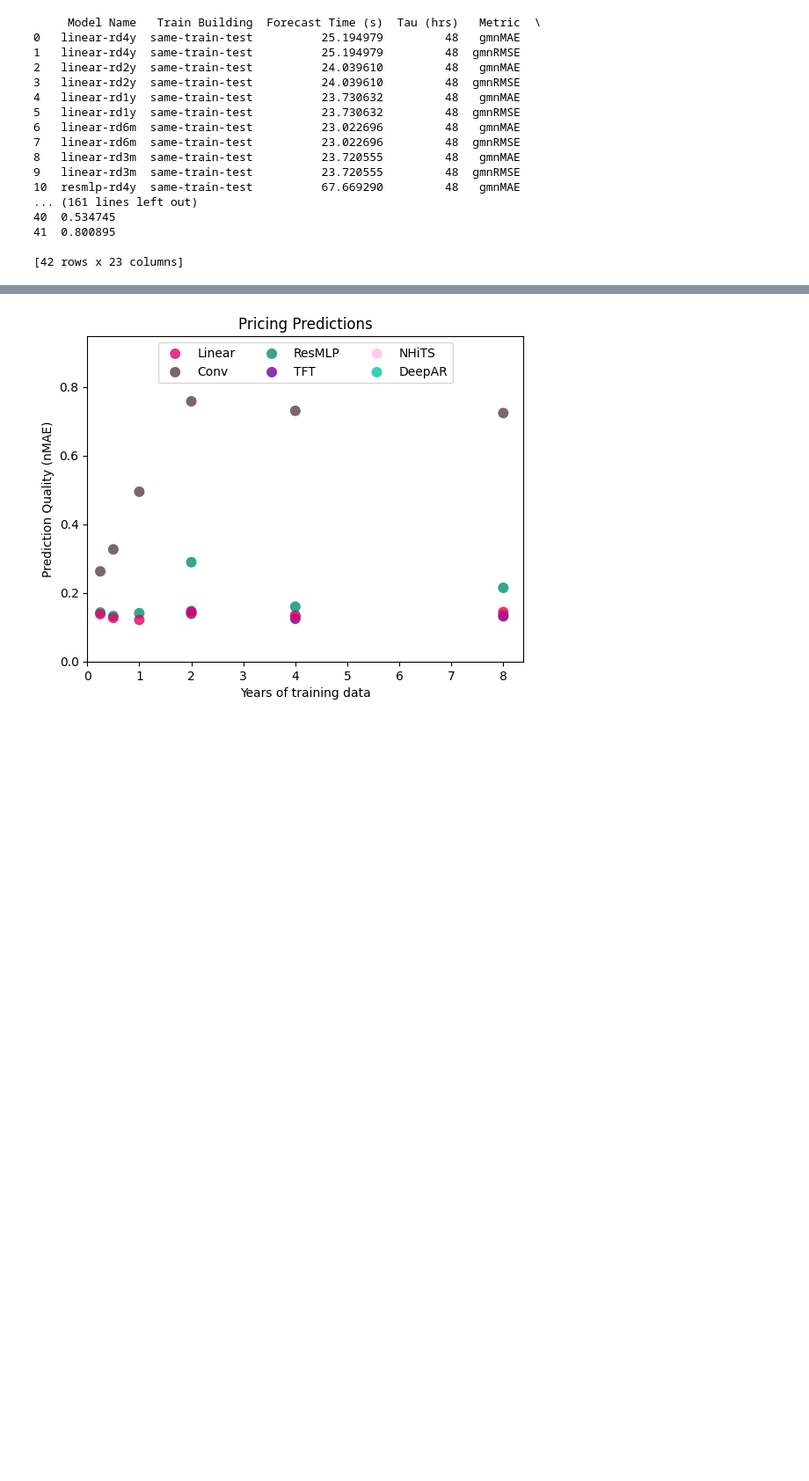
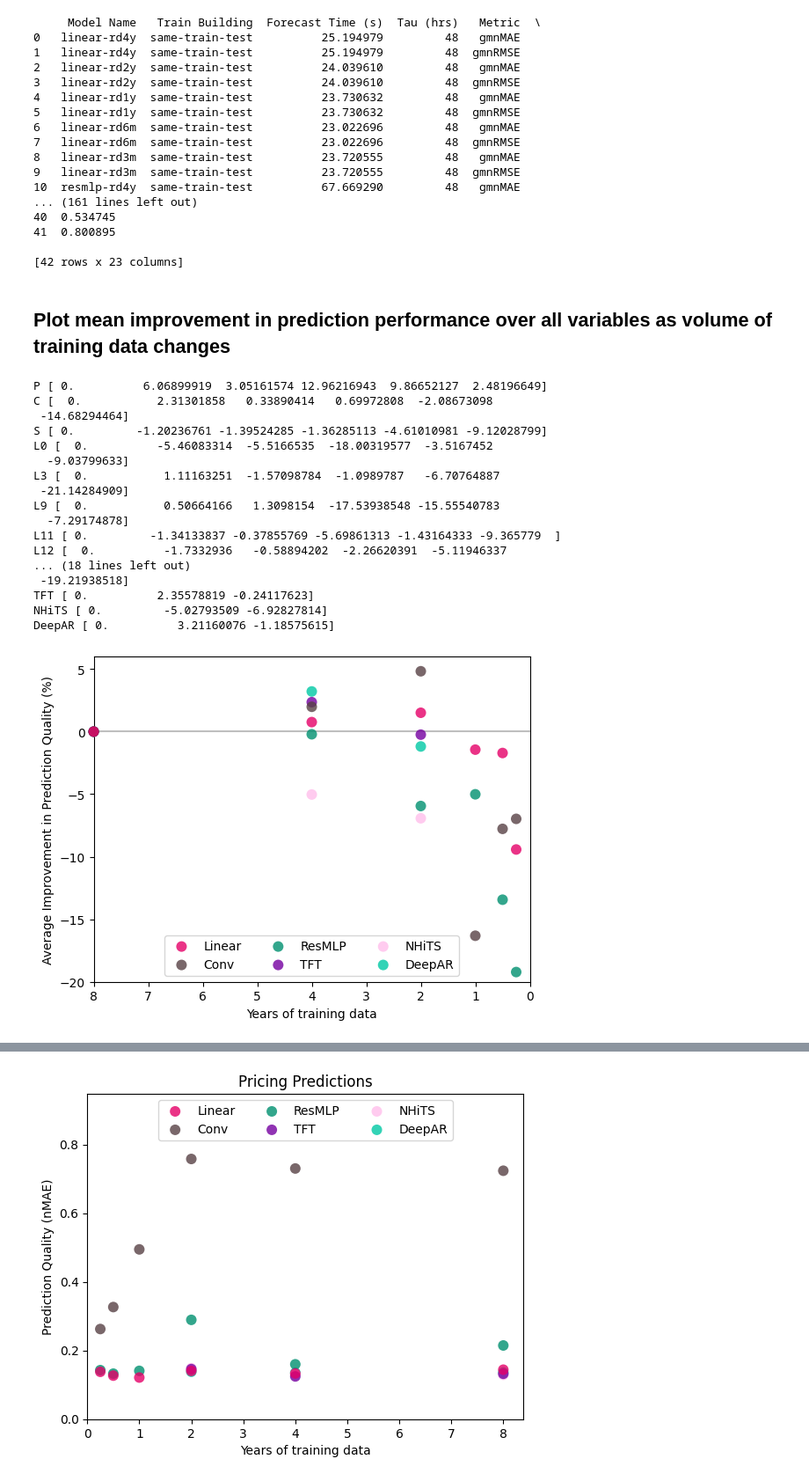
Before and after one commit to EECi/Annex_37, a Jupyter notebook: plots/plot_data_efficiency.ipynb, the cells around one changed output, grey strips where cells are left out. Shown: that part at 88% size. Cells and saved outputs as stored; diff of their text form; code cells hidden in the pictures; blank space fills up the shorter version.

```diff
--- a/plots/plot_data_efficiency.ipynb
+++ b/plots/plot_data_efficiency.ipynb
@@ -38,3 +38,59 @@ UCam_ids = [0,3,9,11,12,15,16,25,26,32,38,44,45,48,49]
 columns = ['P','C','S',*['L%s'%id for id in UCam_ids]]
 rds = ['rd4y','rd2y','rd1y','rd6m','rd3m']
 rd_years = [4,2,1,0.5,0.25]
+# %% [markdown]
+## Plot mean improvement in prediction performance over all variables as volume of training data changes
+# %%
+for metric, metric_name in zip(['gmnRMSE'],['nRMSE']):
+    all_ys = []
+    fig, ax = plt.subplots()
+    ax.hlines([0], 0, 8, color='k', alpha=0.25)
+    for i,model in enumerate(comp_models):
+        xs = [8,*rd_years]
+        ys = []
+        for var in columns:
+            baseline_value = comp_results[(comp_results['Model Name']==model) & (comp_results['Metric']==metric)][var].iloc[0]
+            var_ys = [baseline_value]
+            for rd in rds:
+                if (model+'-'+rd) in de_results['Model Name'].to_list():
+                    y = de_results[(de_results['Model Name']==model+'-'+rd) & (de_results['Metric']==metric)][var].iloc[0]
+                    if y == np.inf:
+                        y = np.nan
+                    var_ys.append(y)
+            var_ys = (1 - np.array(var_ys)/baseline_value)*100
+            if model == 'linear':
+                print(var, var_ys)
+            ys.append(var_ys)
+        ys = np.nanmean(np.array(ys), axis=0)
+        print(model, ys)
+        all_ys.extend(ys)
+        ax.scatter(
+            xs[:len(ys)], ys,
+            label=model_names[i], zorder=len(comp_models)-i, clip_on=False,
+            color=eeci_colors[i], alpha=0.8, edgecolors='none',s=75
+        )
+    plt.xlim(8,0)
+    plt.ylim(-20,6)
+    plt.xlabel('Years of training data')
+    plt.ylabel('Average Improvement in Prediction Quality (%)')
+    plt.legend(loc='lower center', bbox_to_anchor=(0.5, 0), ncol=3, fancybox=True)
+    plt.show()
+# %% [output]
+P [ 0.          6.06899919  3.05161574 12.96216943  9.86652127  2.48196649]
+C [  0.           2.31301858   0.33890414   0.69972808  -2.08673098
+ -14.68294464]
+S [ 0.         -1.20236761 -1.39524285 -1.36285113 -4.61010981 -9.12028799]
+L0 [  0.          -5.46083314  -5.5166535  -18.00319577  -3.5167452
+  -9.03799633]
+L3 [  0.           1.11163251  -1.57098784  -1.0989787   -6.70764887
+ -21.14284909]
+L9 [  0.           0.50664166   1.3098154  -17.53938548 -15.55540783
+  -7.29174878]
+L11 [ 0.         -1.34133837 -0.37855769 -5.69861313 -1.43164333 -9.365779  ]
+L12 [  0.          -1.7332936   -0.58894202  -2.26620391  -5.11946337
+... (18 lines left out)
+ -19.21938518]
+TFT [ 0.          2.35578819 -0.24117623]
+NHiTS [ 0.         -5.02793509 -6.92827814]
+DeepAR [ 0.          3.21160076 -1.18575615]
+[figure, added]
```
Also changed, not shown: parts of 8 cells of this notebook, 2 other files.
